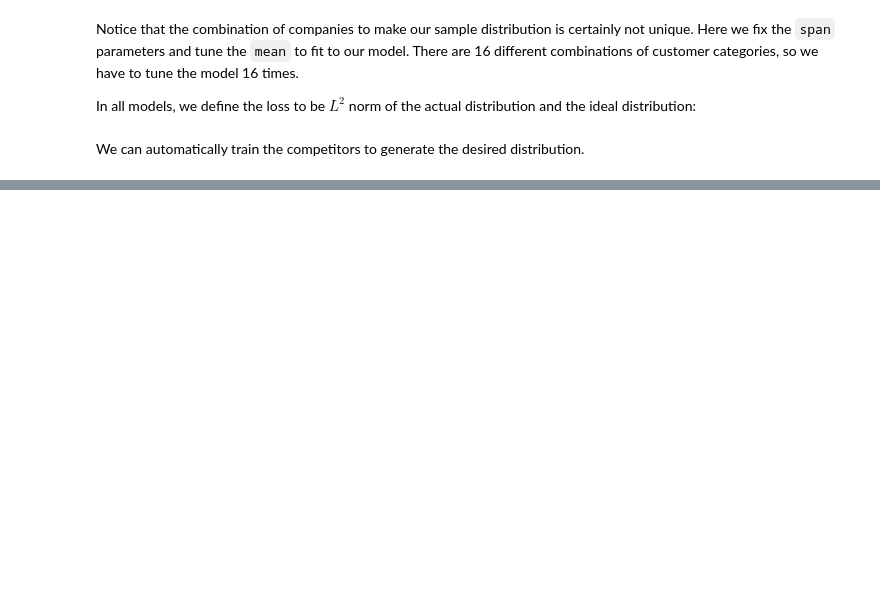
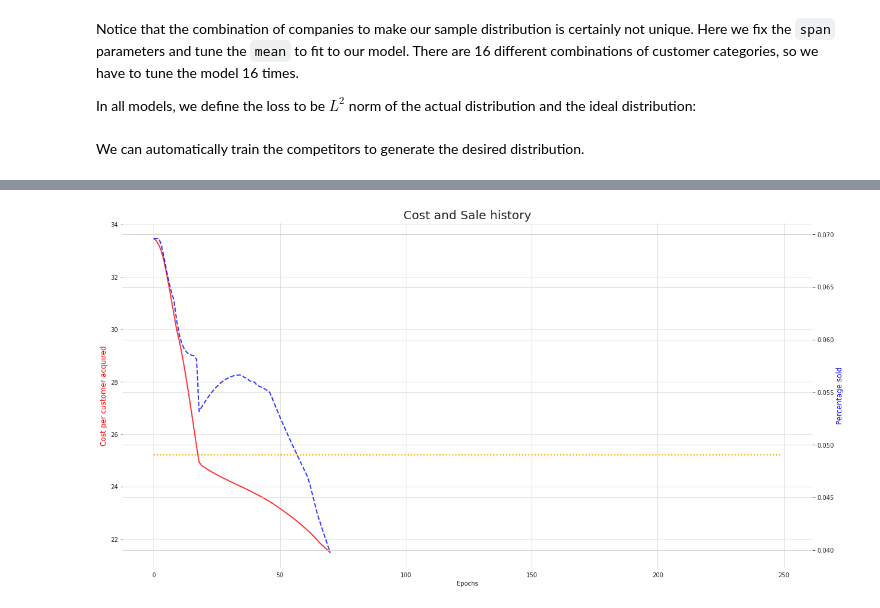
Before and after one commit to zeromath/RootInsurance, a Jupyter notebook: Yuxin_make_competitors.ipynb, the cells around one changed output, grey strips where cells are left out. Drawn from its saved outputs; the diff is of its cells as text; code cells hidden in the pictures; blank space fills up the shorter version.

```diff
--- a/Yuxin_make_competitors.ipynb
+++ b/Yuxin_make_competitors.ipynb
@@ -323,0 +455,13 @@ x
+# %%
+CUSTOMER_DISTRIBUTION = Variable(torch.tensor(rank_distribution['TotalNum'].to_numpy()/10000).type(torch.FloatTensor), requires_grad=False).view(16,1)
+# %%
+def cost_per_customer(b):
+    c = conditional_prob_click(b).view(16,1)
+    s = conditional_prob_sale(b).view(16,1)
+
+    # expected_costs = torch.zeros(16)
+    # expected_sales = torch.zeros(16)
+    # print(c.type(), s.type(), b.type(), CUSTOMER_DISTRIBUTION.type())
+    expected_costs = (CUSTOMER_DISTRIBUTION*c*torch.max(torch.zeros_like(b),b)).sum()
+    expected_sales = (CUSTOMER_DISTRIBUTION*s).sum()
+    return torch.div(expected_costs, expected_sales)
@@ -323,0 +577,5 @@ x
+# %%
+bids, loss_history, percent_sold_history = train_bids(.1, 250)
+# bids, loss_history, percent_sold_history = \
+#     continue_train_bids(bids, loss_history, percent_sold_history,
+#                         .1, 200, 100)
@@ -323,0 +600,42 @@ x
+# %%
+fig = plt.figure(figsize=(16,8))
+TOTAL_EPOCHS = 250
+line_weight = 2
+alpha = .8
+sns.set_style("whitegrid")
+plt.rcParams['axes.linewidth'] = 0
+
+ax1 = fig.add_axes([0, 0, 1, 1])
+ax2 = fig.add_axes()
+ax2 = ax1.twinx()
+
+
+
+lns1 = ax1.plot(range(TOTAL_EPOCHS), loss_history, color='red', lw=line_weight, alpha=alpha,
+                label='Cost per customer acquired')
+ax1.set_ylabel('Cost per customer acquired', color='red',
+               fontsize=12)
+# plt.text(70,1,"Current cost per customer acquired = $25.21", c='orange',
+#          fontsize=15)
+ax1.spines['left'].set_color('red')
+
+lns2 = ax2.plot(range(TOTAL_EPOCHS), percent_sold_history, color='blue', lw=line_weight, alpha=alpha,
+                linestyle='--',
+                label='Percentage sold')
+ax1.plot(range(TOTAL_EPOCHS), 25.21*np.ones(TOTAL_EPOCHS), linestyle=':', color='orange', lw=line_weight)
+ax2.set_ylabel('Percentage sold', color='blue',
+               fontsize=12)
+ax1.spines['right'].set_color('blue')
+
+# # Solution for having two legends
+# leg = lns1 + lns2
+# labs = [l.get_label() for l in leg]
+# ax1.legend(leg, labs, loc=0)
+
+
+
+ax1.set_xlabel('Epochs')
+plt.title('Cost and Sale history', fontsize=20)
+plt.show()
+# %% [output]
+[figure, added]
```
Also changed, not shown: parts of 80 cells of this notebook.
